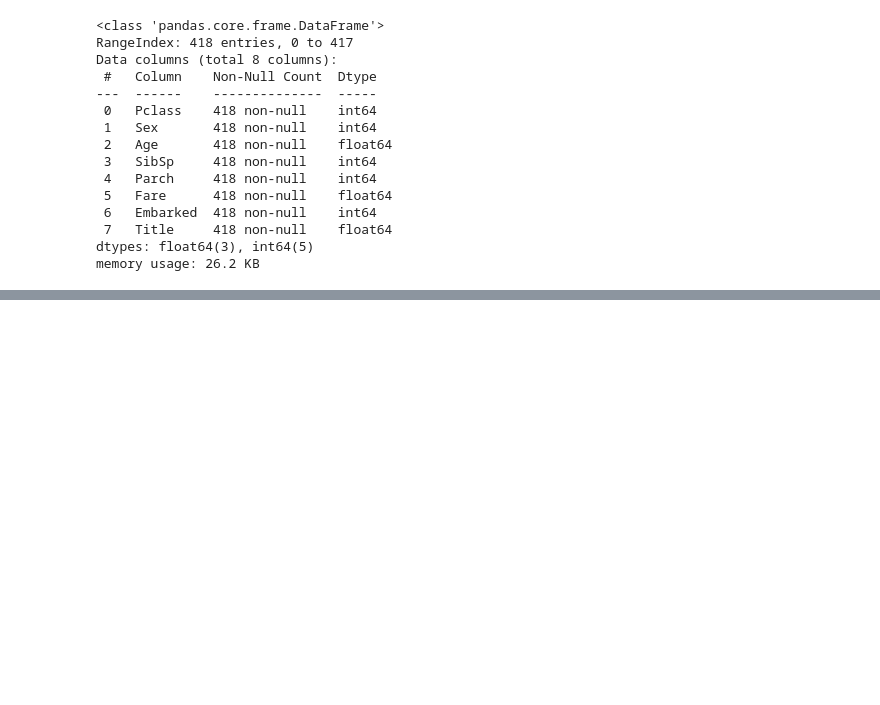
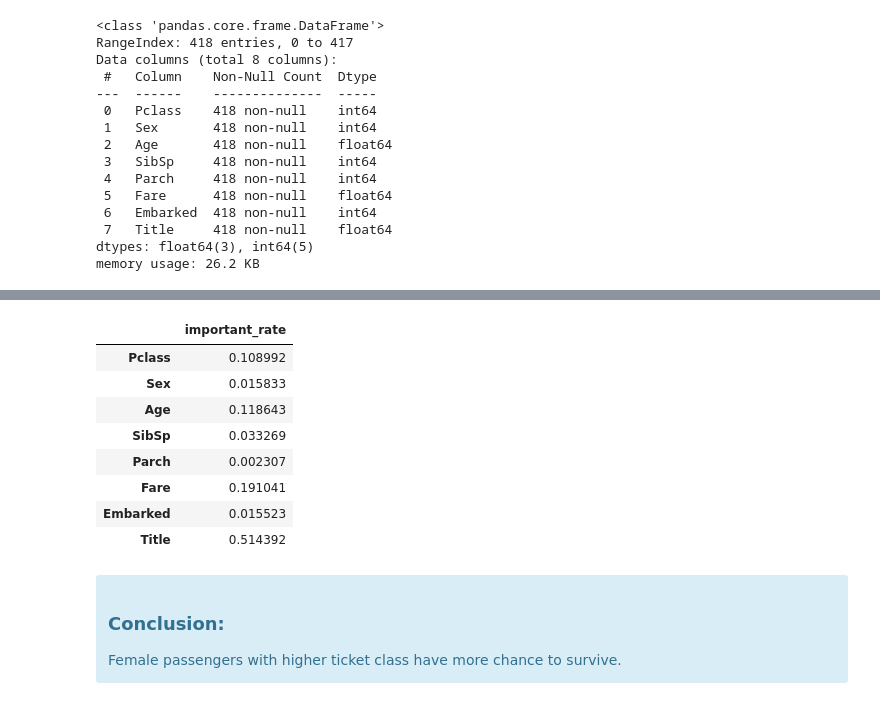
Before and after one commit to Panitnun-6243/kaggle_titanic, a Jupyter notebook: titanic_process.ipynb, the cells around one changed output, grey strips where cells are left out. Drawn from its saved outputs; the diff is of its cells as text; code cells hidden in the pictures; blank space fills up the shorter version.

```diff
--- a/titanic_process.ipynb
+++ b/titanic_process.ipynb
@@ -580,0 +624,19 @@ memory usage: 26.2 KB
+# %%
+#summarize the important rate in each feature that impact to model
+compare_features = pd.DataFrame(gb.feature_importances_, gb.feature_names_in_ , columns=["important_rate"])
+compare_features
+# %% [output]
+|  | important_rate |
+| Pclass | 0.108992 |
+| Sex | 0.015833 |
+| Age | 0.118643 |
+| SibSp | 0.033269 |
+| Parch | 0.002307 |
+| Fare | 0.191041 |
+| Embarked | 0.015523 |
+| Title | 0.514392 |
+# %% [markdown]
+<div class="alert alert-block alert-info">
+<h3>Conclusion:</h3>
+Female passengers with higher ticket class have more chance to survive.
+</div>
```
Also changed, not shown: parts of 7 cells of this notebook.
